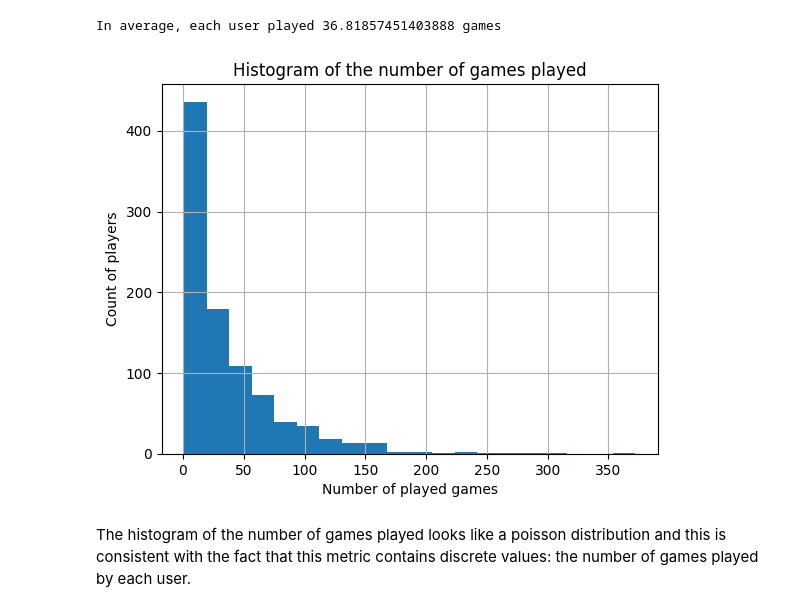
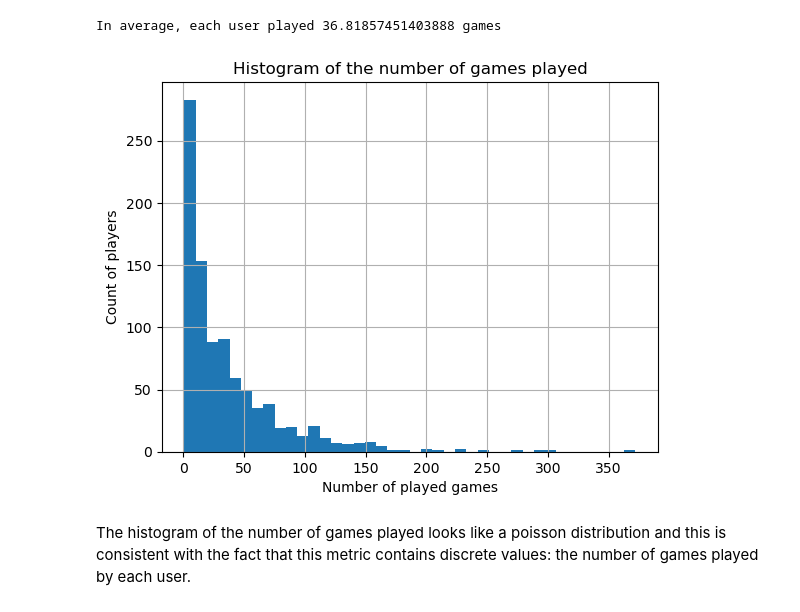
Before and after one commit to emmabhl/MLBD_Calcularis_Sectumsempra, a Jupyter notebook: milestone2_Emma.ipynb, the cells around one changed output. Drawn from its saved outputs; the diff is of its cells as text; code cells hidden in the pictures.

```diff
--- a/milestone2_Emma.ipynb
+++ b/milestone2_Emma.ipynb
@@ -63,7 +63,7 @@ import matplotlib.pyplot as plt
 import seaborn as sns
 import scipy.stats as stats
 
-DATA_DIR = 'new_data_1000' #You many change the directory
+DATA_DIR = 'data' #You many change the directory
 
 users = pd.read_csv('{}/calcularis_small_users.csv'.format(DATA_DIR), index_col=0)
 events = pd.read_csv('{}/calcularis_small_events.csv'.format(DATA_DIR), index_col=0)
@@ -131,13 +131,13 @@ print('In average, each user played', events.groupby(['user_id']).size().mean(),
 # %% [output]
 In average, each user played 36.81857451403888 games
 # %%
-events.groupby(['user_id']).size().hist(bins = 20)
+events.groupby(['user_id']).size().hist(bins = 40)
 plt.title('Histogram of the number of games played')
 plt.xlabel('Number of played games')
 plt.ylabel('Count of players')
 plt.show()
 # %% [output]
-[figure, old version]
+[figure, new version]
 # %% [markdown]
 The histogram of the number of games played looks like a poisson distribution and this is consistent with the fact that this metric contains discrete values: the number of games played by each user.
 # %% [markdown]
```
Also changed, not shown: parts of 3 cells of this notebook, 1 other file.
